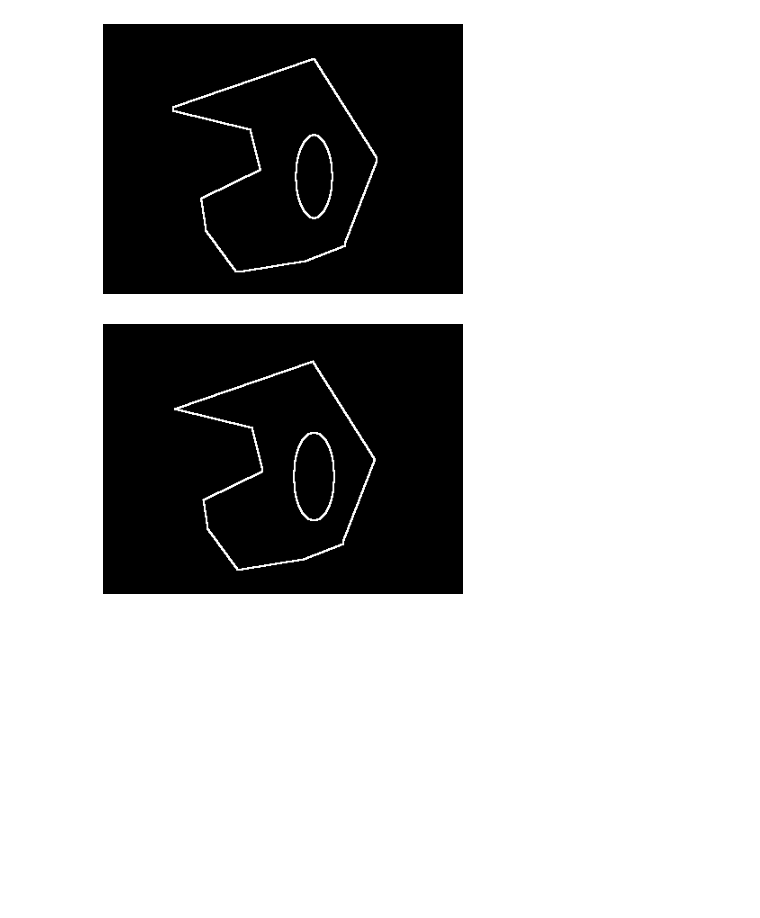
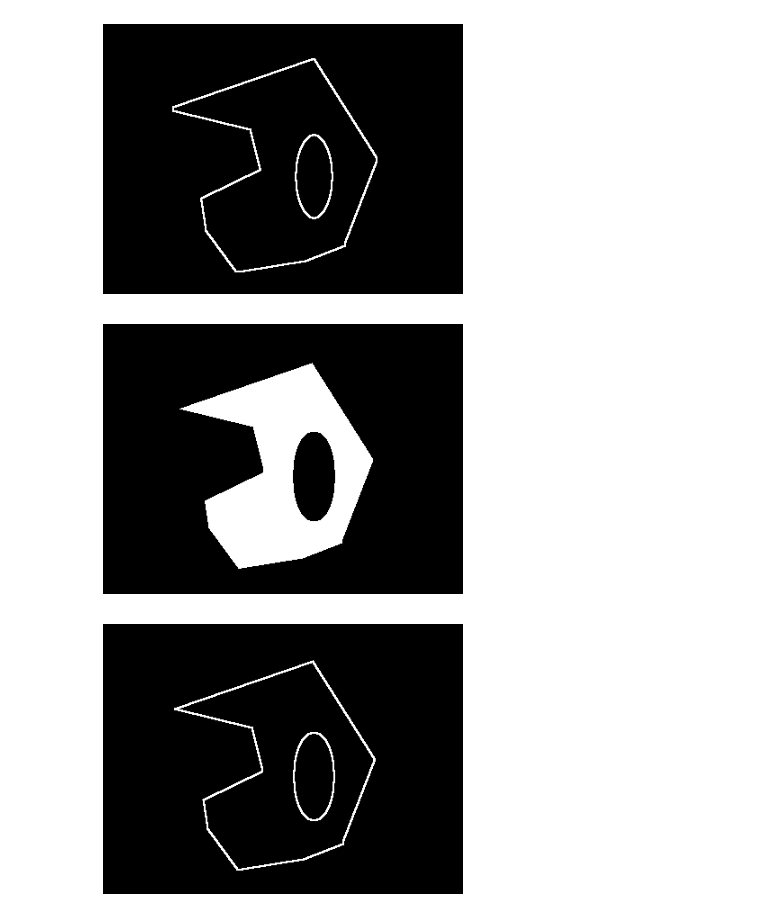
Before and after one commit to Oborichkin/data-processing, a Jupyter notebook: notebooks/contour3.ipynb, the cells around one changed output. Cells and saved outputs as stored; diff of their text form; code cells hidden in the pictures; blank space fills up the shorter version.

```diff
--- a/notebooks/contour3.ipynb
+++ b/notebooks/contour3.ipynb
@@ -23,7 +24,9 @@ d1.plot()
 [figure]
 # %%
 e1 = model.erode()
+e1.plot()
 (model - e1).plot()
 # %% [output]
-[figure, old version]
+[figure, new version]
+[figure, added]
 # %%
```
Also changed, not shown: parts of 20 cells of this notebook.
